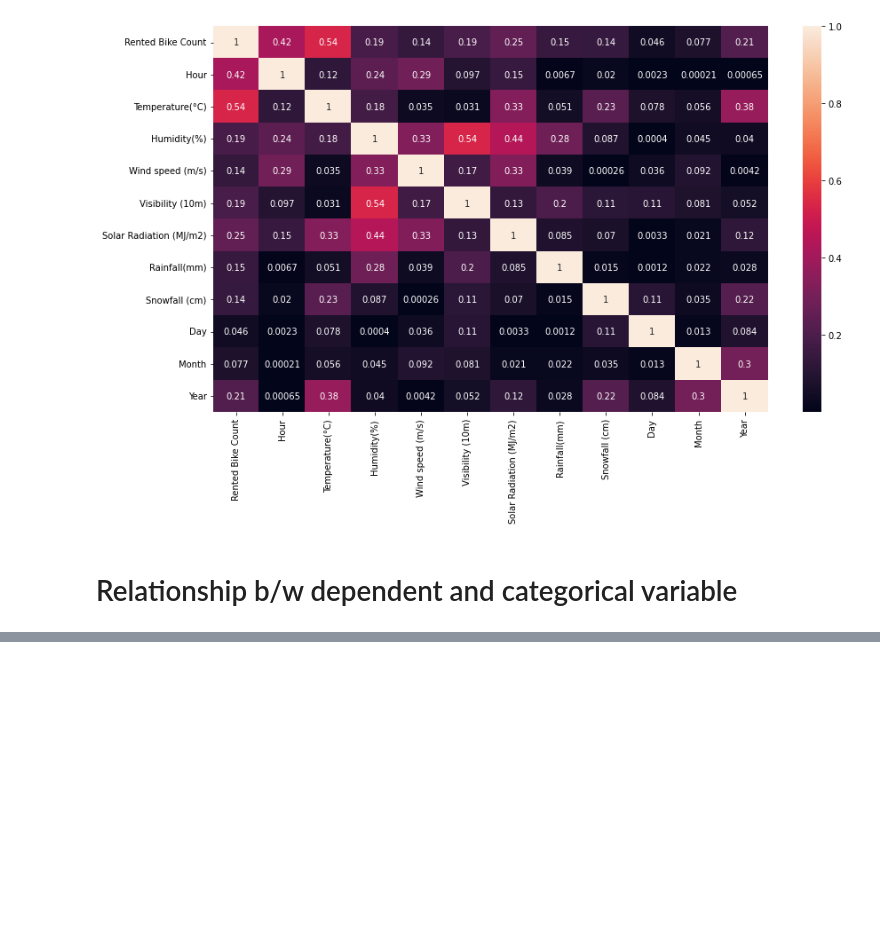
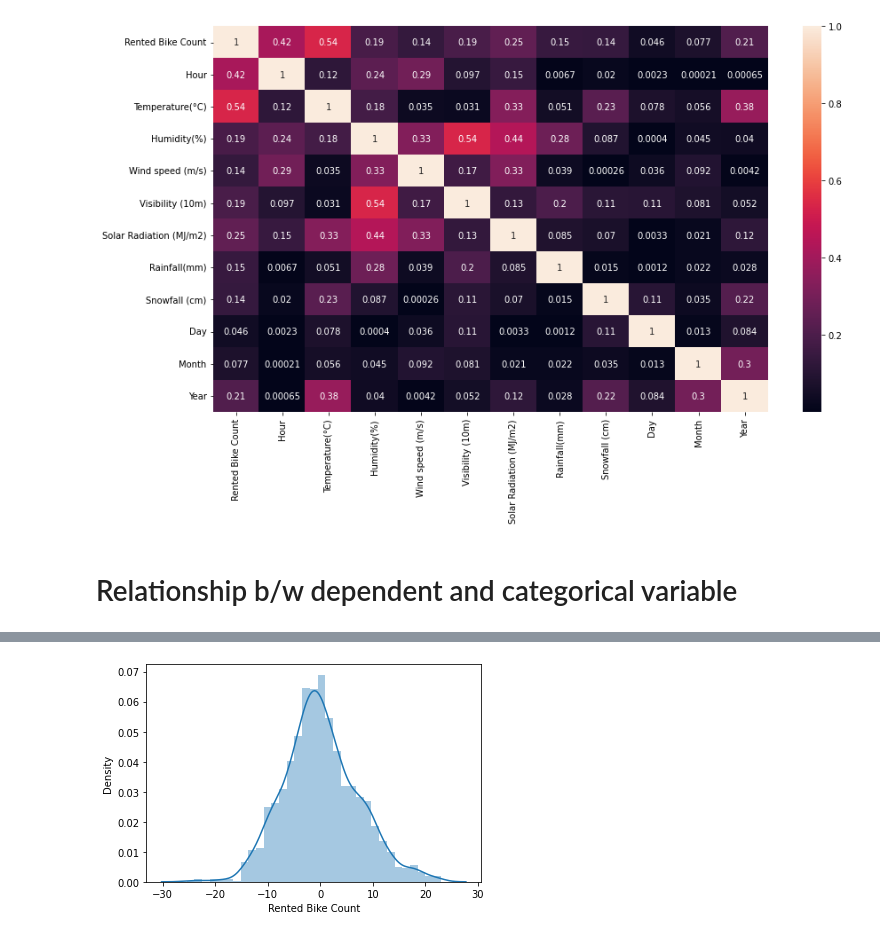
Before and after one commit to pranilthorat/Seoul-Bike-Sharing-Demand-Prediction, a Jupyter notebook: Github_for_capstone_project=2.ipynb, the cells around one changed output, grey strips where cells are left out. Drawn from its saved outputs; the diff is of its cells as text; code cells hidden in the pictures; blank space fills up the shorter version.

```diff
--- a/Github_for_capstone_project=2.ipynb
+++ b/Github_for_capstone_project=2.ipynb
@@ -457,0 +622,9 @@ sns.heatmap(np.abs(df.corr()),annot=True)
+# %%
+#Residual
+e_linear = y_test - y_pred
+# %%
+#Residual Analysis
+sns.distplot(e_linear)
+plt.show()
+# %% [output]
+[figure, added]
```
Also changed, not shown: parts of 43 cells of this notebook.
